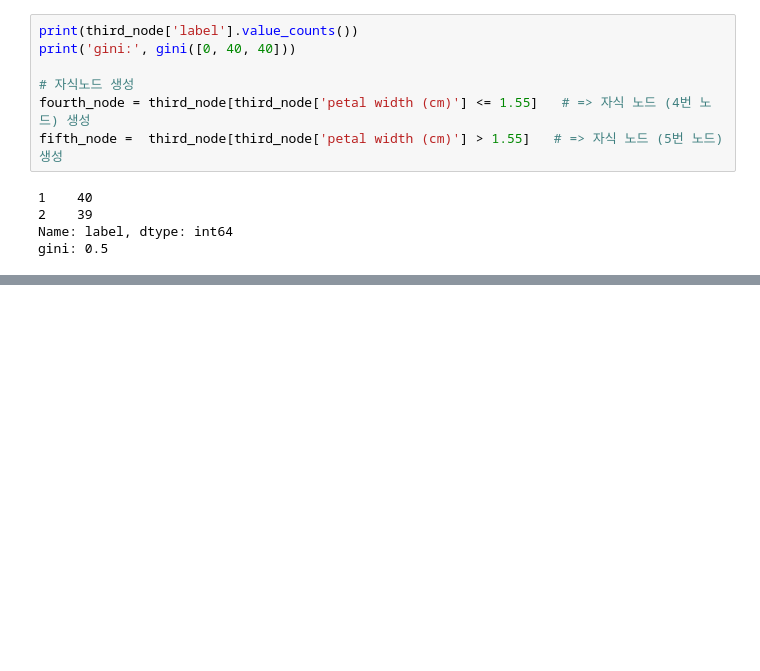
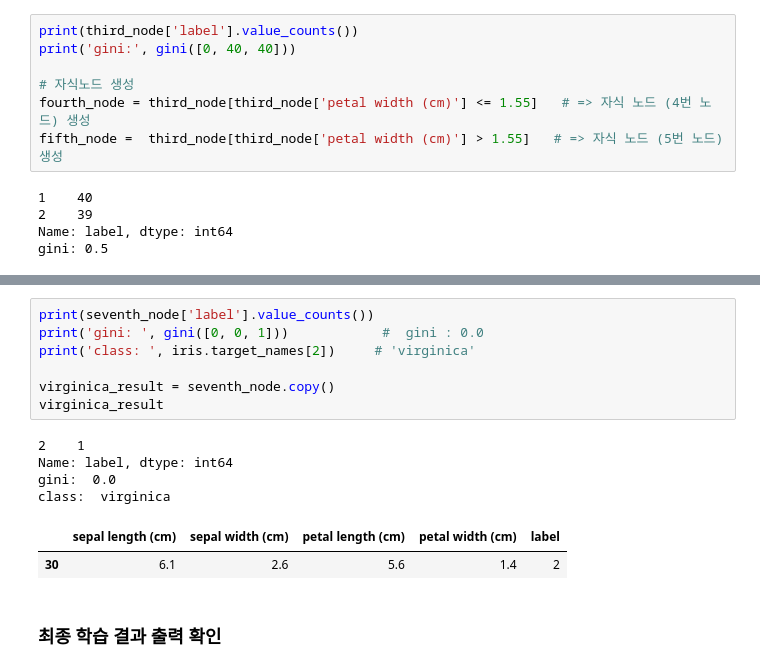
Before and after one commit to janggunhee/DS-stusy, a Jupyter notebook: Machine Learning/DecisionTree_Basic.ipynb, the cells around one changed output, grey strips where cells are left out. Drawn from its saved outputs; the diff is of its cells as text; blank space fills up the shorter version.

```diff
--- a/Machine Learning/DecisionTree_Basic.ipynb
+++ b/Machine Learning/DecisionTree_Basic.ipynb
@@ -404,0 +495,16 @@ gini: 0.5
+# %%
+print(seventh_node['label'].value_counts())
+print('gini: ', gini([0, 0, 1]))            #  gini : 0.0
+print('class: ', iris.target_names[2])     # 'virginica'
+
+virginica_result = seventh_node.copy()
+virginica_result
+# %% [output]
+2    1
+Name: label, dtype: int64
+gini:  0.0
+class:  virginica
+|  | sepal length (cm) | sepal width (cm) | petal length (cm) | petal width (cm) | label |
+| 30 | 6.1 | 2.6 | 5.6 | 1.4 | 2 |
+# %% [markdown]
+### 최종 학습 결과 출력 확인
```
Also changed, not shown: parts of 46 cells of this notebook, 4 other files.
